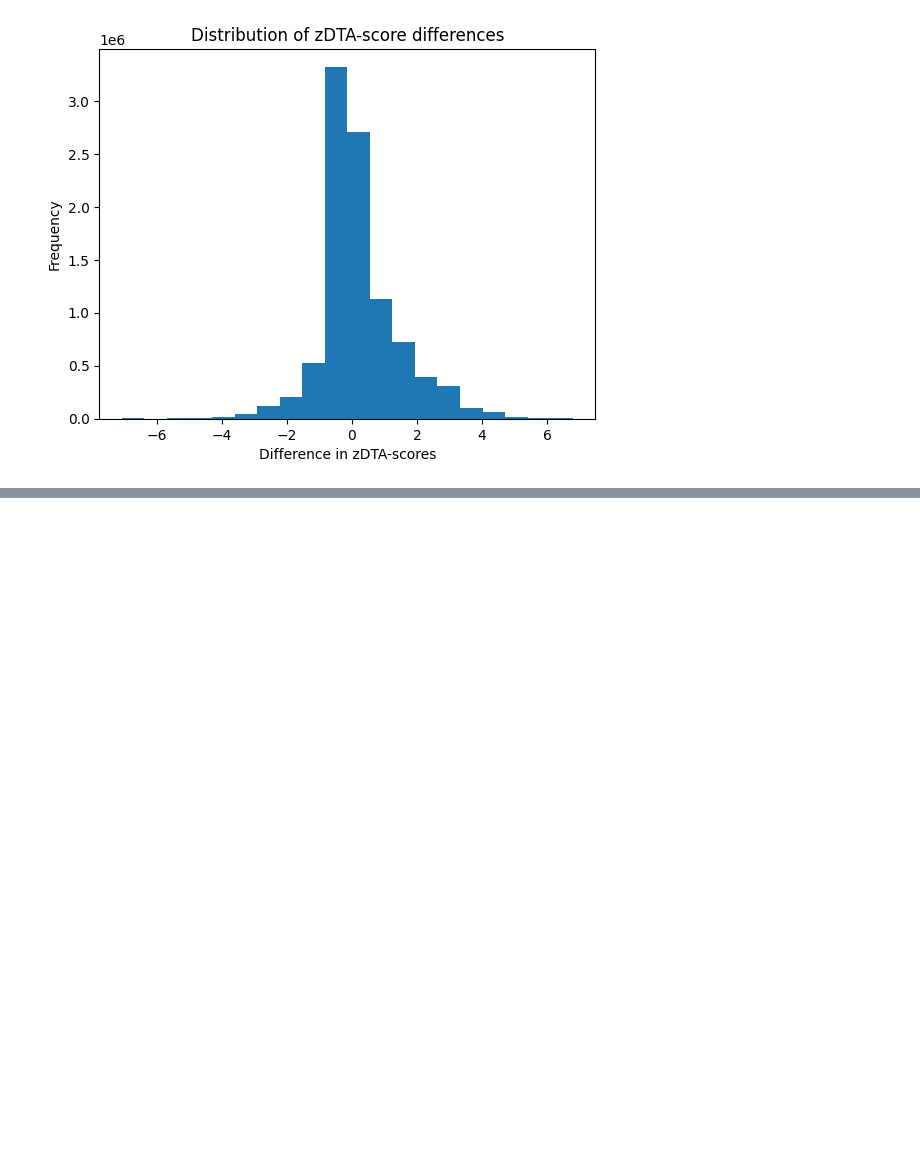
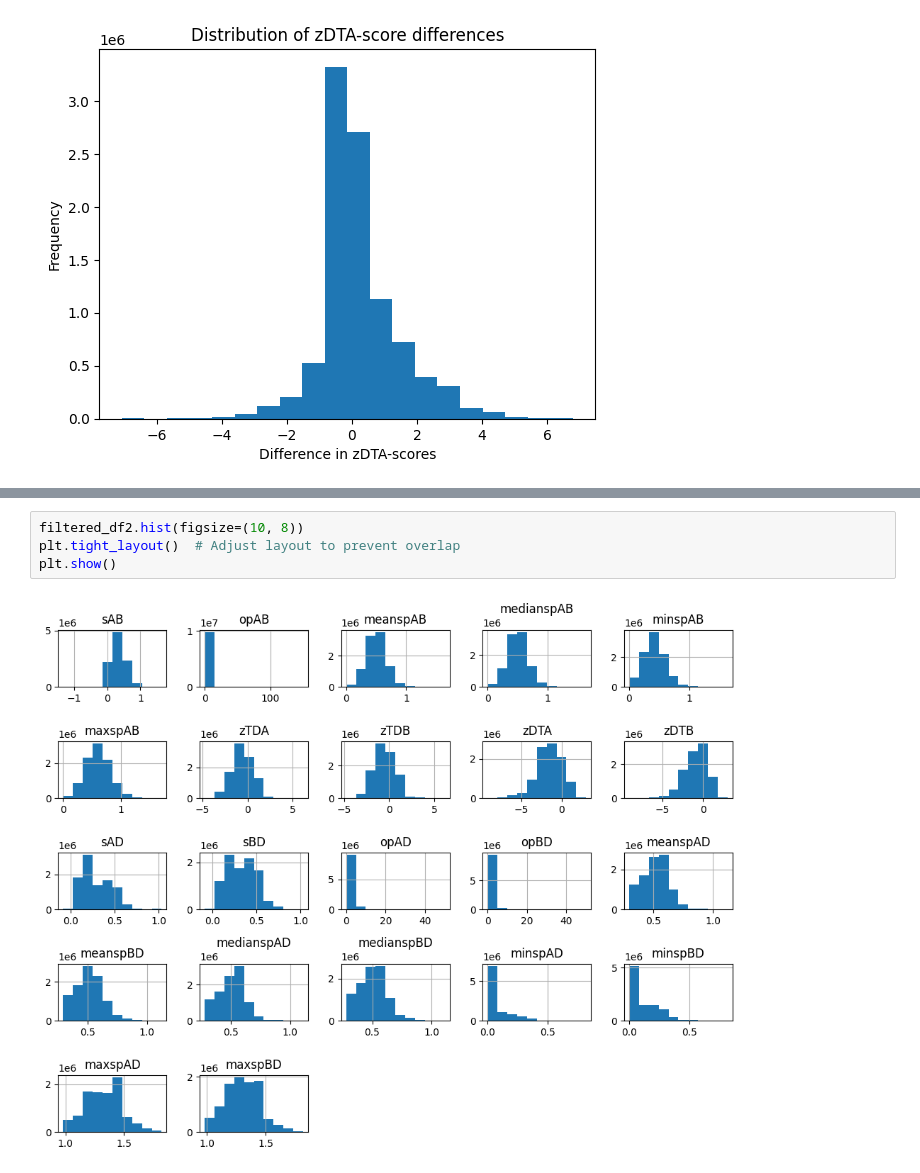
Before and after one commit to TheaSteuerwald/Softwarepraktikum, a Jupyter notebook: week1.ipynb, the cells around one changed output, grey strips where cells are left out. Cells and saved outputs as stored; diff of their text form; blank space fills up the shorter version.

```diff
--- a/week1.ipynb
+++ b/week1.ipynb
@@ -119,0 +160,6 @@ There is a significant difference between zTDA and zTDA scores in prime_kg and c
+# %%
+filtered_df2.hist(figsize=(10, 8))
+plt.tight_layout()  # Adjust layout to prevent overlap
+plt.show()
+# %% [output]
+[figure, added]
```
Also changed, not shown: parts of 8 cells of this notebook.
